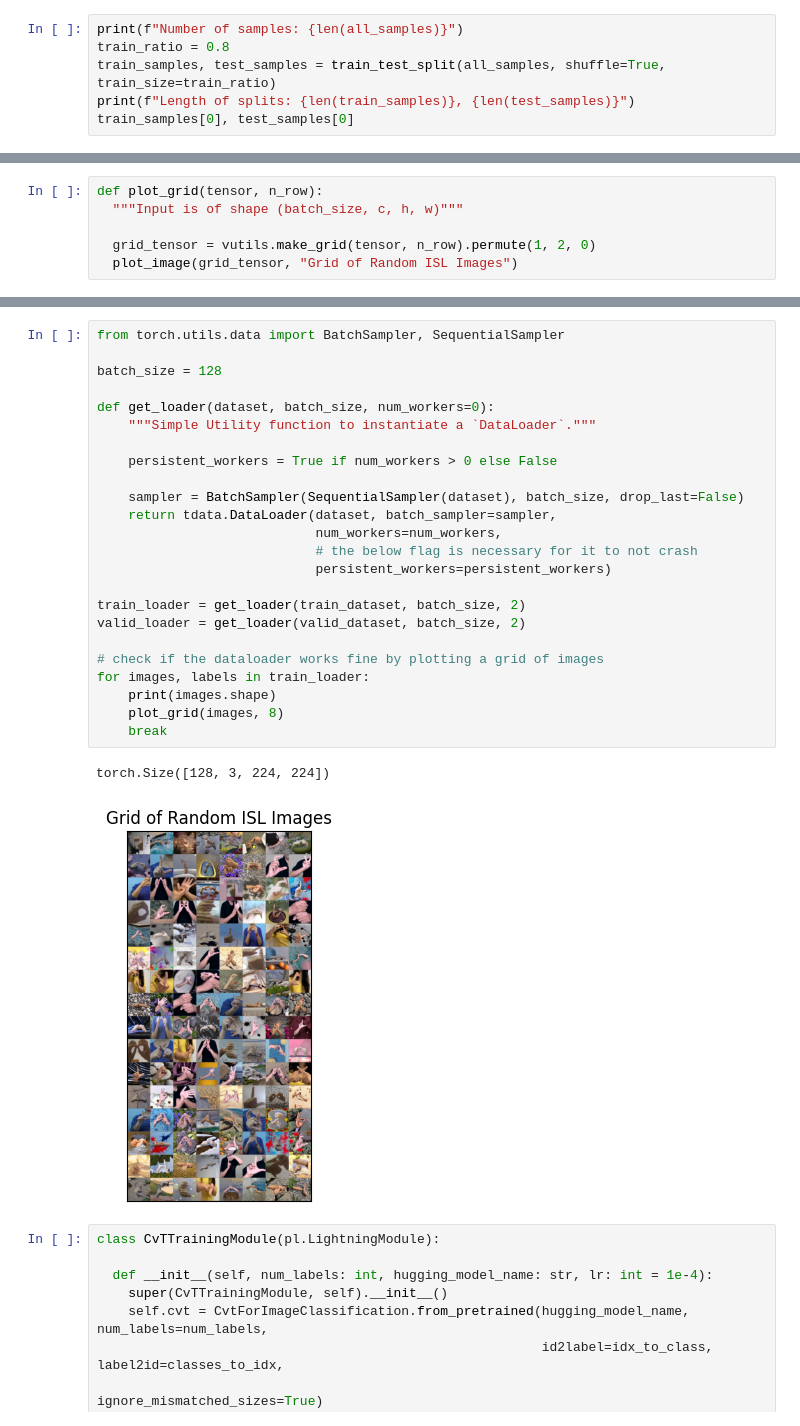
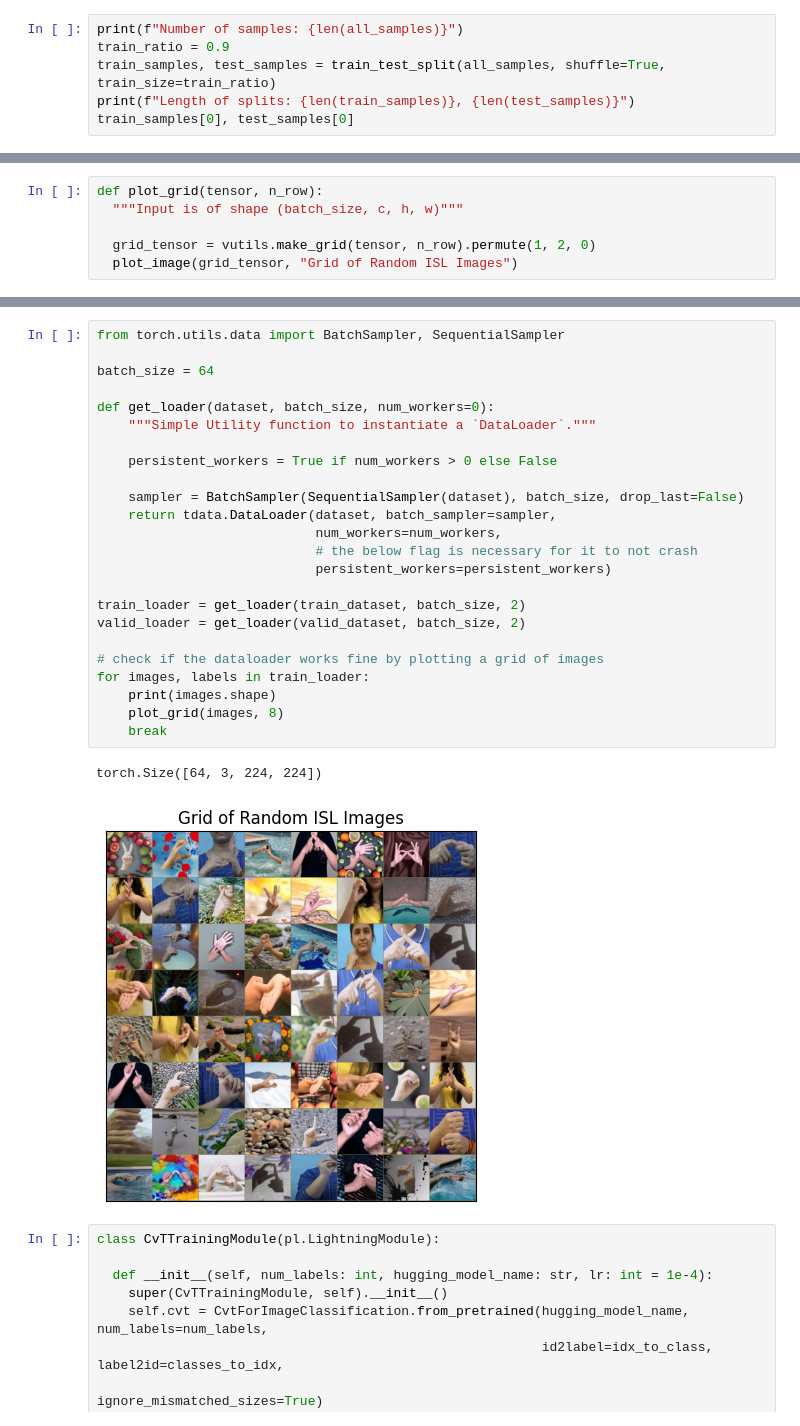
Before and after one commit to FullMetalChains/ISL_Recognition_CvT, a Jupyter notebook: isl-using-cvt.ipynb, the cells around one changed output, grey strips where cells are left out. Drawn from its saved outputs; the diff is of its cells as text.

```diff
--- a/isl-using-cvt.ipynb
+++ b/isl-using-cvt.ipynb
@@ -152,7 +152,7 @@ classes_to_idx
  'Z': 22}
 # %%
 print(f"Number of samples: {len(all_samples)}")
-train_ratio = 0.8
+train_ratio = 0.9
 train_samples, test_samples = train_test_split(all_samples, shuffle=True, train_size=train_ratio)
 print(f"Length of splits: {len(train_samples)}, {len(test_samples)}")
 train_samples[0], test_samples[0]
@@ -255,30 +255,30 @@ plot_image(img)
 # %%
 from torch.utils.data import BatchSampler, SequentialSampler
 
-batch_size = 128
+batch_size = 64
 
 def get_loader(dataset, batch_size, num_workers=0):
     """Simple Utility function to instantiate a `DataLoader`."""
 
     persistent_workers = True if num_workers > 0 else False
 
     sampler = BatchSampler(SequentialSampler(dataset), batch_size, drop_last=False)
     return tdata.DataLoader(dataset, batch_sampler=sampler,
                             num_workers=num_workers,
                             # the below flag is necessary for it to not crash
                             persistent_workers=persistent_workers)
 
 train_loader = get_loader(train_dataset, batch_size, 2)
 valid_loader = get_loader(valid_dataset, batch_size, 2)
 
 # check if the dataloader works fine by plotting a grid of images
 for images, labels in train_loader:
     print(images.shape)
     plot_grid(images, 8)
     break
 # %% [output]
-torch.Size([128, 3, 224, 224])
+torch.Size([64, 3, 224, 224])
-[figure, old version]
+[figure, new version]
 # %%
 class CvTTrainingModule(pl.LightningModule):
 
```
Also changed, not shown: parts of 6 cells of this notebook.
